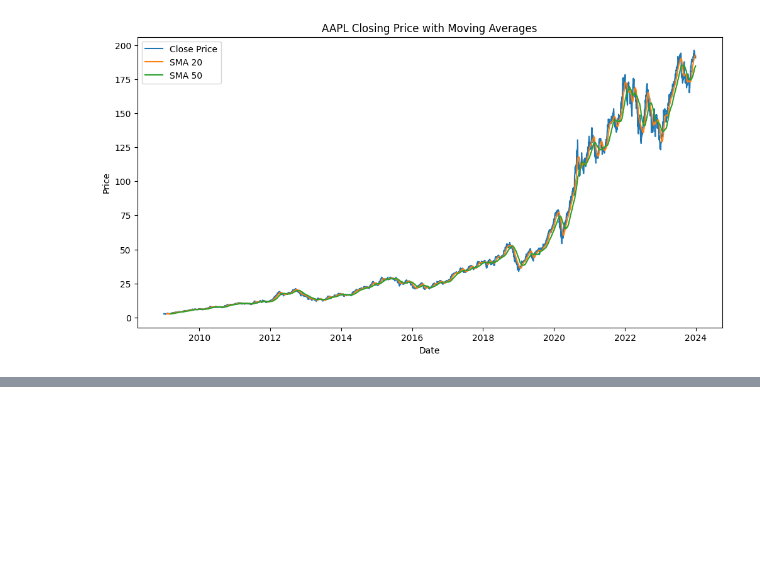
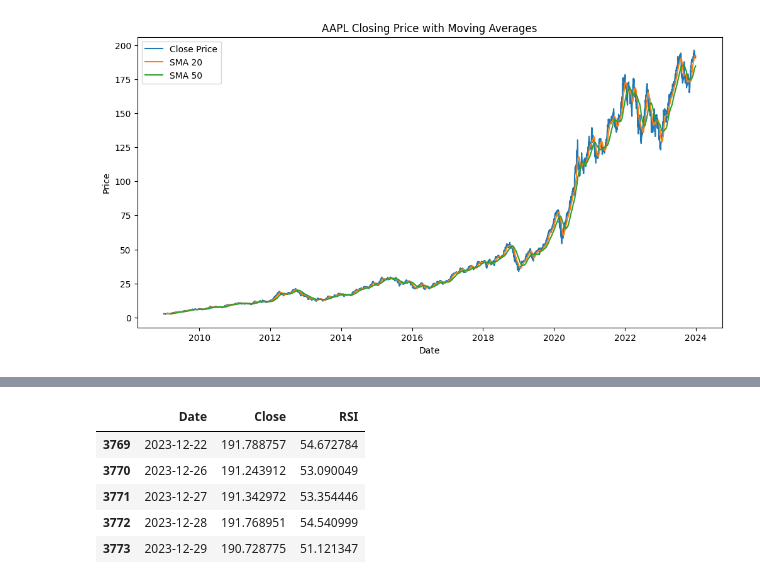
Before and after one commit to Bilen189/nova-financial-analysis-week1, a Jupyter notebook: notebooks/stock_technical_analysis.ipynb, the cells around one changed output, grey strips where cells are left out. Cells and saved outputs as stored; diff of their text form; code cells hidden in the pictures; blank space fills up the shorter version.

```diff
--- a/notebooks/stock_technical_analysis.ipynb
+++ b/notebooks/stock_technical_analysis.ipynb
@@ -89,0 +106,14 @@ plt.show()
+# %%
+import talib
+
+# Calculate RSI
+df['RSI'] = talib.RSI(df['Close'], timeperiod=14)
+
+df[['Date', 'Close', 'RSI']].tail()
+# %% [output]
+|  | Date | Close | RSI |
+| 3769 | 2023-12-22 | 191.788757 | 54.672784 |
+| 3770 | 2023-12-26 | 191.243912 | 53.090049 |
+| 3771 | 2023-12-27 | 191.342972 | 53.354446 |
+| 3772 | 2023-12-28 | 191.768951 | 54.540999 |
+| 3773 | 2023-12-29 | 190.728775 | 51.121347 |
```
Also changed, not shown: parts of 3 cells of this notebook.
